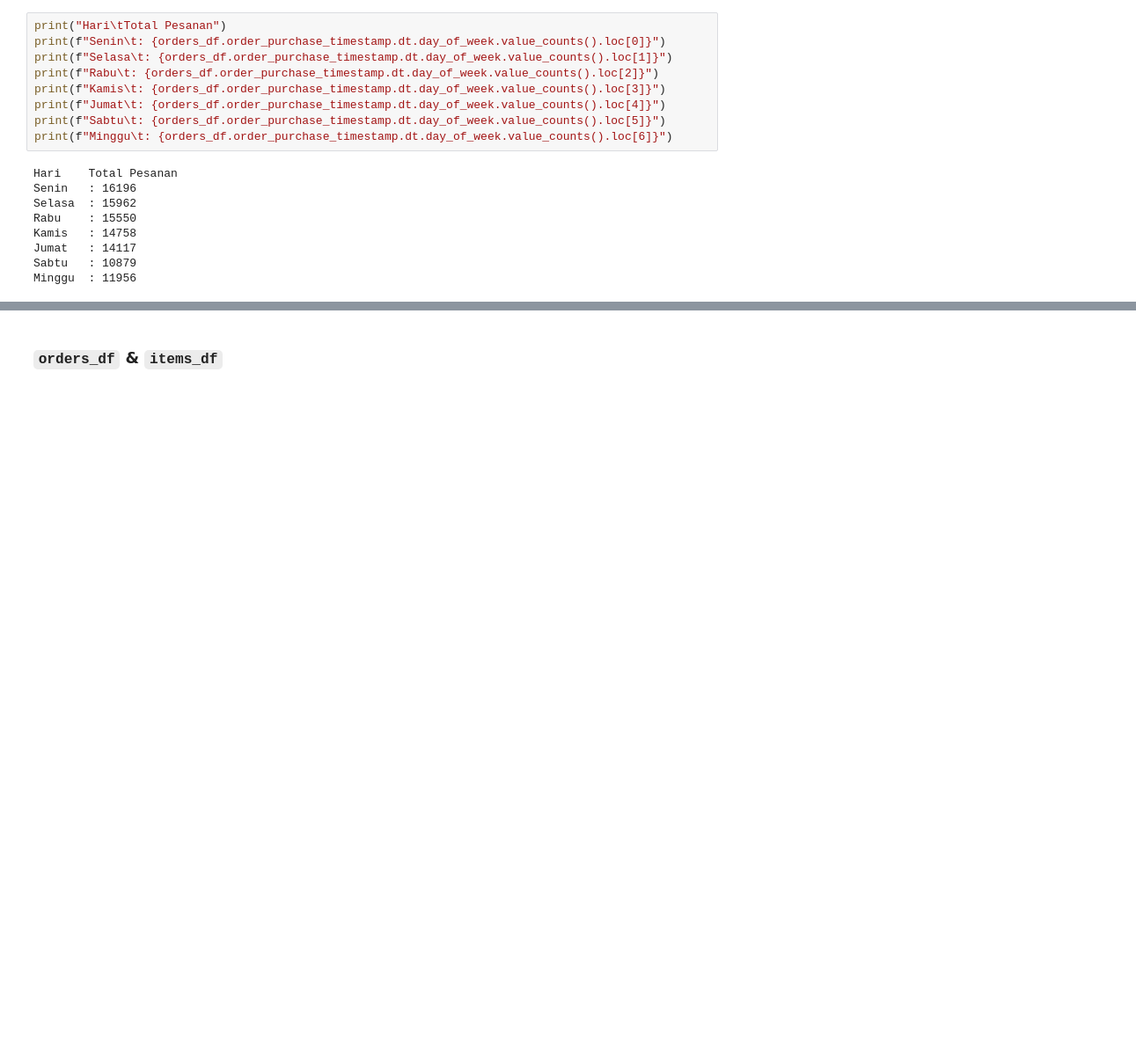
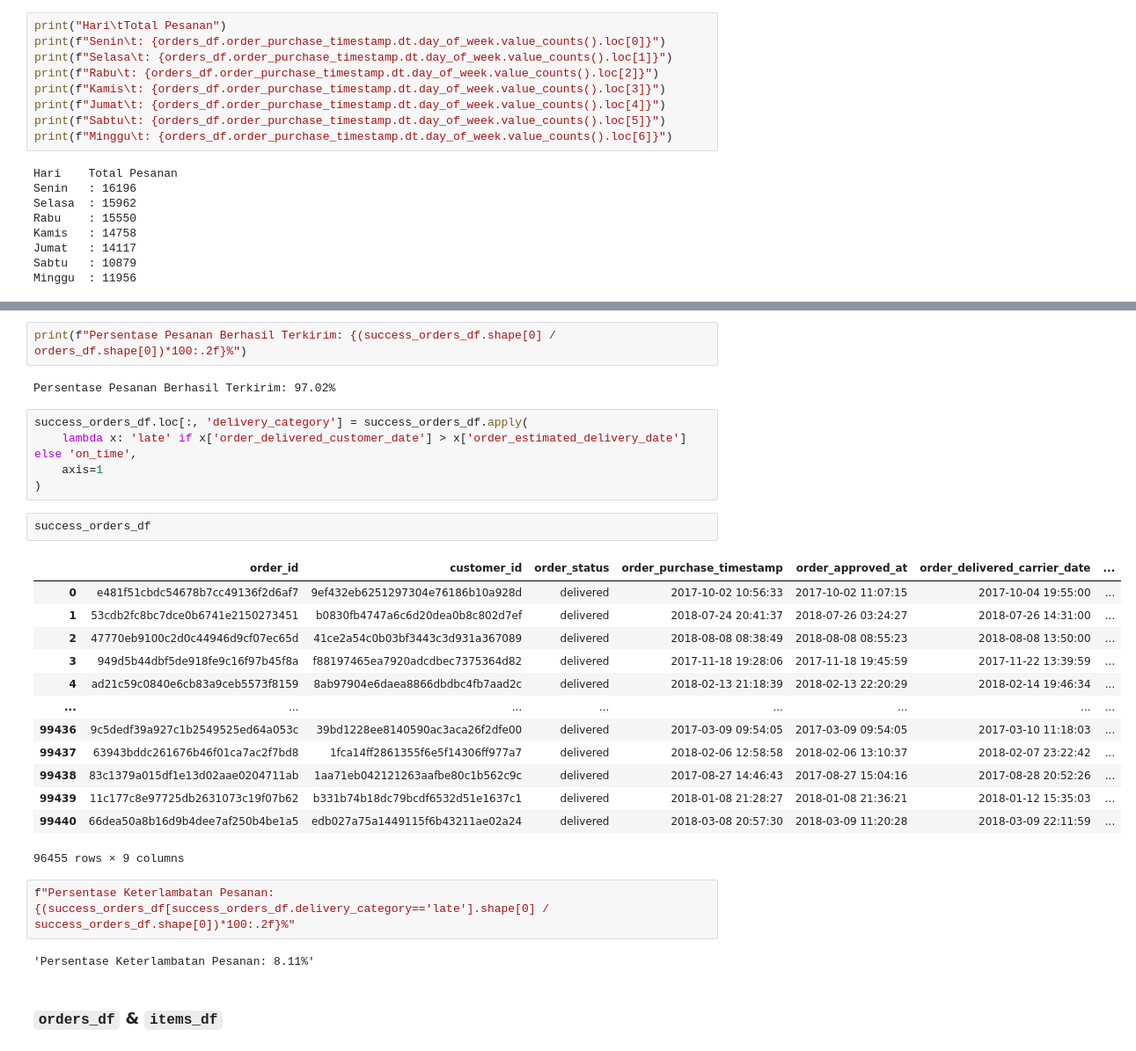
Before and after one commit to f2rra/dicoding, a Jupyter notebook: belajar-analisis-data-dengan-python/Proyek_Analisis_Data.ipynb, the cells around one changed output, grey strips where cells are left out. Shown: that part at 88% size. Cells and saved outputs as stored; diff of their text form; blank space fills up the shorter version.

Commit message:
memperbarui EDA orders_df

```diff
--- a/belajar-analisis-data-dengan-python/Proyek_Analisis_Data.ipynb
+++ b/belajar-analisis-data-dengan-python/Proyek_Analisis_Data.ipynb
@@ -1284,3 +1276,32 @@ Name: count, dtype: int64
+# %%
+print(f"Persentase Pesanan Berhasil Terkirim: {(success_orders_df.shape[0] / orders_df.shape[0])*100:.2f}%")
+# %% [output]
+Persentase Pesanan Berhasil Terkirim: 97.02%
+# %%
+success_orders_df.loc[:, 'delivery_category'] = success_orders_df.apply(
+    lambda x: 'late' if x['order_delivered_customer_date'] > x['order_estimated_delivery_date'] else 'on_time',
+    axis=1
+)
+# %%
+success_orders_df
+# %% [output]
+|  | order_id | customer_id | order_status | order_purchase_timestamp | order_approved_at | order_delivered_carrier_date | ... |
+| 0 | e481f51cbdc54678b7cc49136f2d6af7 | 9ef432eb6251297304e76186b10a928d | delivered | 2017-10-02 10:56:33 | 2017-10-02 11:07:15 | 2017-10-04 19:55:00 | ... |
+| 1 | 53cdb2fc8bc7dce0b6741e2150273451 | b0830fb4747a6c6d20dea0b8c802d7ef | delivered | 2018-07-24 20:41:37 | 2018-07-26 03:24:27 | 2018-07-26 14:31:00 | ... |
+| 2 | 47770eb9100c2d0c44946d9cf07ec65d | 41ce2a54c0b03bf3443c3d931a367089 | delivered | 2018-08-08 08:38:49 | 2018-08-08 08:55:23 | 2018-08-08 13:50:00 | ... |
+| 3 | 949d5b44dbf5de918fe9c16f97b45f8a | f88197465ea7920adcdbec7375364d82 | delivered | 2017-11-18 19:28:06 | 2017-11-18 19:45:59 | 2017-11-22 13:39:59 | ... |
+| 4 | ad21c59c0840e6cb83a9ceb5573f8159 | 8ab97904e6daea8866dbdbc4fb7aad2c | delivered | 2018-02-13 21:18:39 | 2018-02-13 22:20:29 | 2018-02-14 19:46:34 | ... |
+| ... | ... | ... | ... | ... | ... | ... | ... |
+| 99436 | 9c5dedf39a927c1b2549525ed64a053c | 39bd1228ee8140590ac3aca26f2dfe00 | delivered | 2017-03-09 09:54:05 | 2017-03-09 09:54:05 | 2017-03-10 11:18:03 | ... |
+| 99437 | 63943bddc261676b46f01ca7ac2f7bd8 | 1fca14ff2861355f6e5f14306ff977a7 | delivered | 2018-02-06 12:58:58 | 2018-02-06 13:10:37 | 2018-02-07 23:22:42 | ... |
+| 99438 | 83c1379a015df1e13d02aae0204711ab | 1aa71eb042121263aafbe80c1b562c9c | delivered | 2017-08-27 14:46:43 | 2017-08-27 15:04:16 | 2017-08-28 20:52:26 | ... |
+| 99439 | 11c177c8e97725db2631073c19f07b62 | b331b74b18dc79bcdf6532d51e1637c1 | delivered | 2018-01-08 21:28:27 | 2018-01-08 21:36:21 | 2018-01-12 15:35:03 | ... |
+| 99440 | 66dea50a8b16d9b4dee7af250b4be1a5 | edb027a75a1449115f6b43211ae02a24 | delivered | 2018-03-08 20:57:30 | 2018-03-09 11:20:28 | 2018-03-09 22:11:59 | ... |
+96455 rows × 9 columns
+# %%
+f"Persentase Keterlambatan Pesanan: {(success_orders_df[success_orders_df.delivery_category=='late'].shape[0] / success_orders_df.shape[0])*100:.2f}%"
+# %% [output]
+'Persentase Keterlambatan Pesanan: 8.11%'
 # %% [markdown]
 ### `orders_df` & `items_df`
 # %%
```
Also changed, not shown: parts of 2 cells of this notebook.
